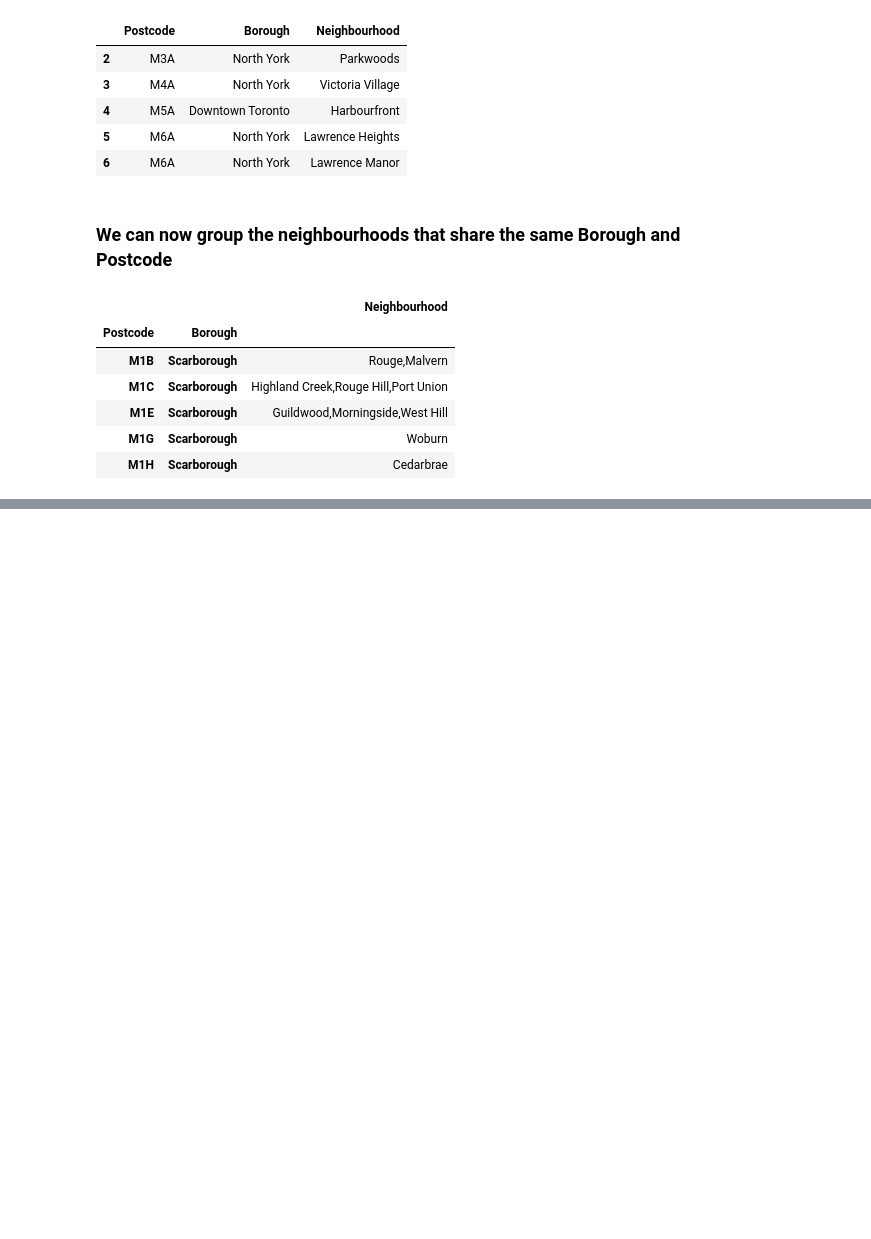
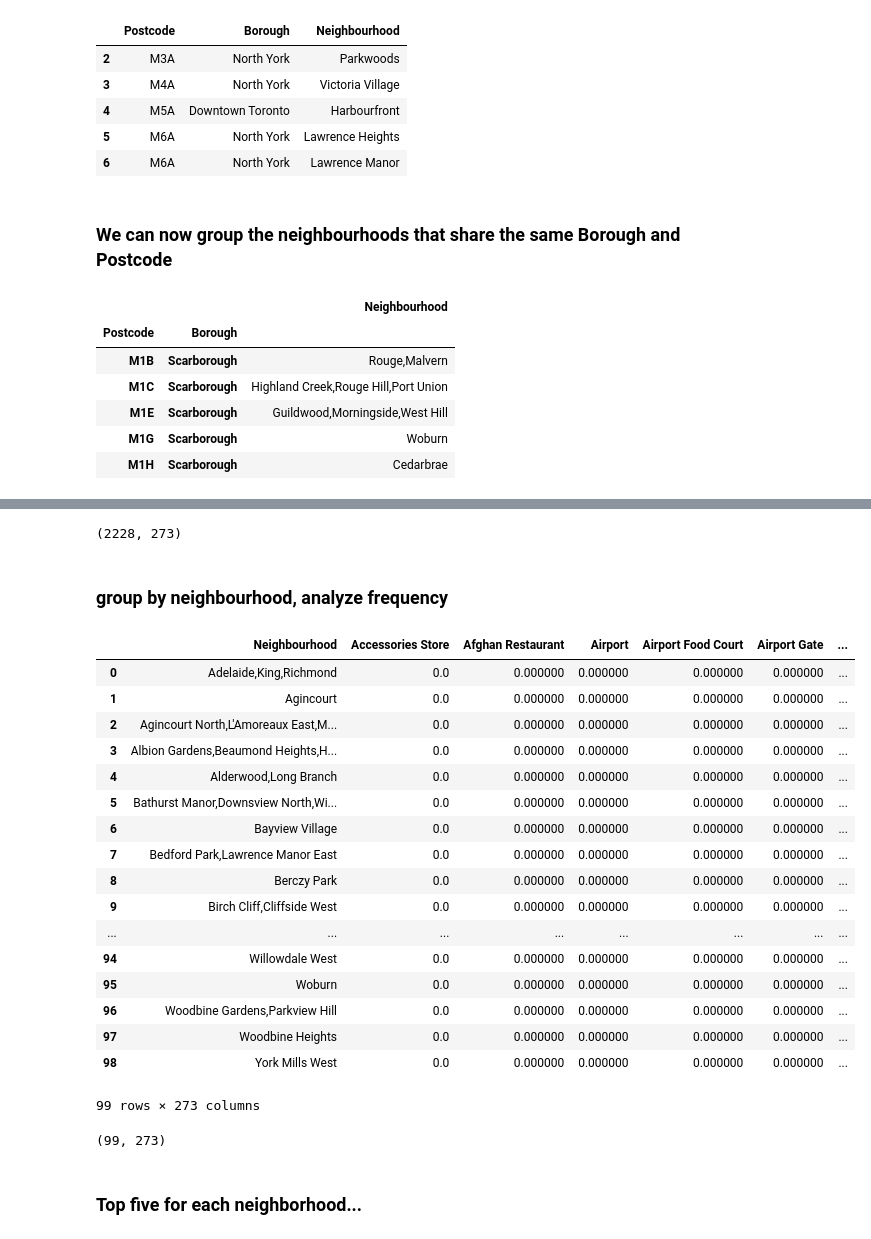
Before and after one commit to kschang77/Coursera_Capstone, a Jupyter notebook: Capstone Project Notebook.ipynb, the cells around one changed output, grey strips where cells are left out. Saved outputs shown, nothing was run; the diff lists cells and outputs as text; code cells hidden in the pictures; blank space fills up the shorter version.

```diff
--- a/Capstone Project Notebook.ipynb
+++ b/Capstone Project Notebook.ipynb
@@ -168,0 +302,3 @@ df.shape
+# %%
+results = requests.get(url).json()
+#results
@@ -168,0 +318,16 @@ df.shape
+# %%
+venues = results['response']['groups'][0]['items']
+
+nearby_venues = json_normalize(venues) # flatten JSON
+
+# filter columns
+filtered_columns = ['venue.name', 'venue.categories', 'venue.location.lat', 'venue.location.lng']
+nearby_venues =nearby_venues.loc[:, filtered_columns]
+
+# filter the category for each row
+nearby_venues['venue.categories'] = nearby_venues.apply(get_category_type, axis=1)
+
+# clean columns
+nearby_venues.columns = [col.split(".")[-1] for col in nearby_venues.columns]
+
+nearby_venues.head()
@@ -168,0 +389,5 @@ df.shape
+# %%
+tor_venues = getNearbyVenues(names=df3['Neighbourhood'],
+                                   latitudes=df3['Latitude'],
+                                   longitudes=df3['Longitude']
+                                  )
@@ -168,0 +451,11 @@ df.shape
+# %%
+tor_onehot = pd.get_dummies(tor_venues[['Venue Category']], prefix="", prefix_sep="")
+
+# add neighborhood column back to dataframe
+tor_onehot['Neighbourhood'] = tor_venues['Neighbourhood']
+
+# move neighborhood column to the first column
+fixed_columns = [tor_onehot.columns[-1]] + list(tor_onehot.columns[:-1])
+tor_onehot = tor_onehot[fixed_columns]
+
+tor_onehot.head()
@@ -168,0 +470,34 @@ df.shape
+# %%
+tor_onehot.shape
+# %% [output]
+(2228, 273)
+# %% [markdown]
+### group by neighbourhood, analyze frequency
+# %%
+tor_grouped = tor_onehot.groupby('Neighbourhood').mean().reset_index()
+tor_grouped
+# %% [output]
+|  | Neighbourhood | Accessories Store | Afghan Restaurant | Airport | Airport Food Court | Airport Gate | ... |
+| 0 | Adelaide,King,Richmond | 0.0 | 0.000000 | 0.000000 | 0.000000 | 0.000000 | ... |
+| 1 | Agincourt | 0.0 | 0.000000 | 0.000000 | 0.000000 | 0.000000 | ... |
+| 2 | Agincourt North,L'Amoreaux East,M... | 0.0 | 0.000000 | 0.000000 | 0.000000 | 0.000000 | ... |
+| 3 | Albion Gardens,Beaumond Heights,H... | 0.0 | 0.000000 | 0.000000 | 0.000000 | 0.000000 | ... |
+| 4 | Alderwood,Long Branch | 0.0 | 0.000000 | 0.000000 | 0.000000 | 0.000000 | ... |
+| 5 | Bathurst Manor,Downsview North,Wi... | 0.0 | 0.000000 | 0.000000 | 0.000000 | 0.000000 | ... |
+| 6 | Bayview Village | 0.0 | 0.000000 | 0.000000 | 0.000000 | 0.000000 | ... |
+| 7 | Bedford Park,Lawrence Manor East | 0.0 | 0.000000 | 0.000000 | 0.000000 | 0.000000 | ... |
+| 8 | Berczy Park | 0.0 | 0.000000 | 0.000000 | 0.000000 | 0.000000 | ... |
+| 9 | Birch Cliff,Cliffside West | 0.0 | 0.000000 | 0.000000 | 0.000000 | 0.000000 | ... |
+| ... | ... | ... | ... | ... | ... | ... | ... |
+| 94 | Willowdale West | 0.0 | 0.000000 | 0.000000 | 0.000000 | 0.000000 | ... |
+| 95 | Woburn | 0.0 | 0.000000 | 0.000000 | 0.000000 | 0.000000 | ... |
+| 96 | Woodbine Gardens,Parkview Hill | 0.0 | 0.000000 | 0.000000 | 0.000000 | 0.000000 | ... |
+| 97 | Woodbine Heights | 0.0 | 0.000000 | 0.000000 | 0.000000 | 0.000000 | ... |
+| 98 | York Mills West | 0.0 | 0.000000 | 0.000000 | 0.000000 | 0.000000 | ... |
+99 rows × 273 columns
+# %%
+tor_grouped.shape
+# %% [output]
+(99, 273)
+# %% [markdown]
+### Top five for each neighborhood...
```
Also changed, not shown: parts of 60 cells of this notebook.
